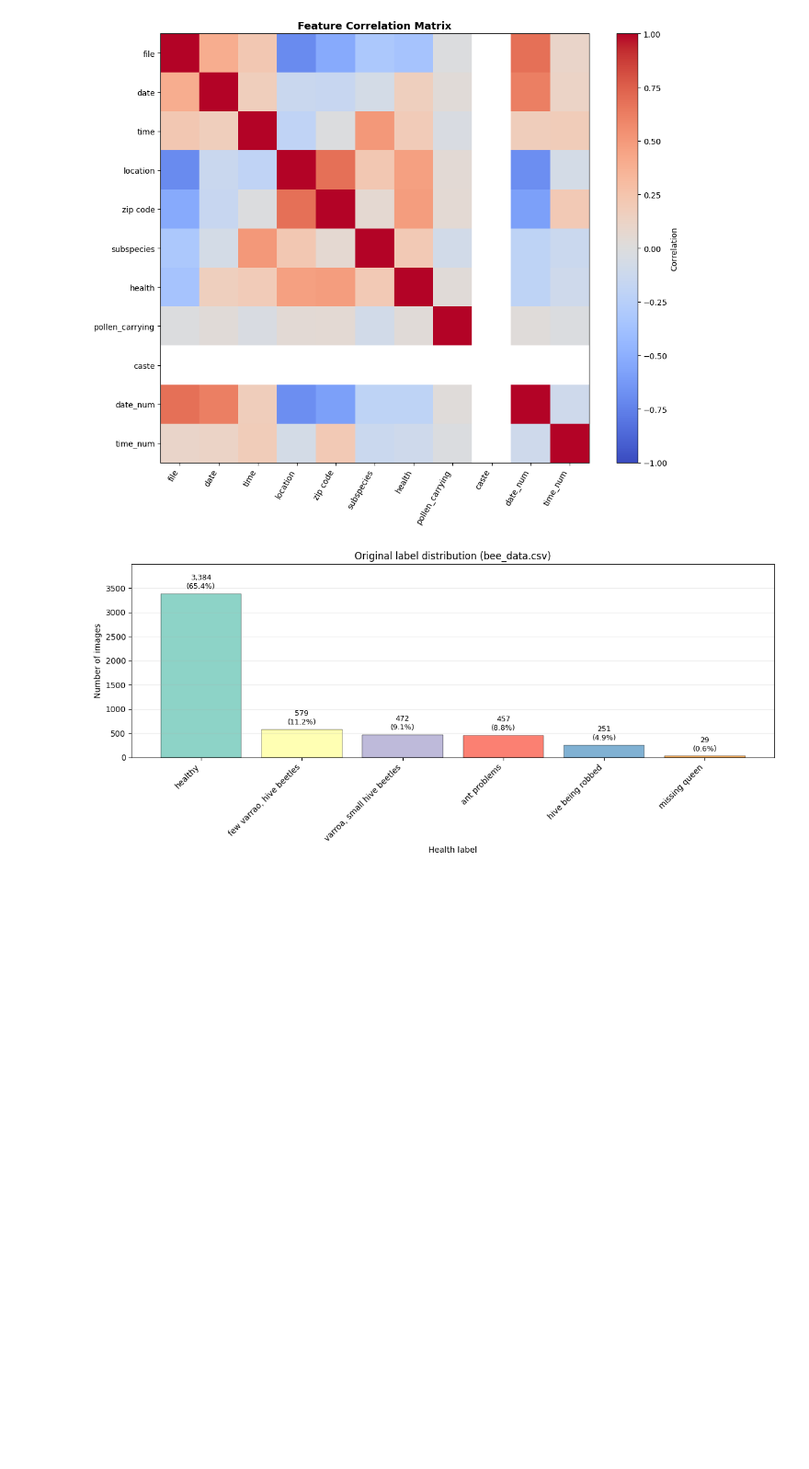
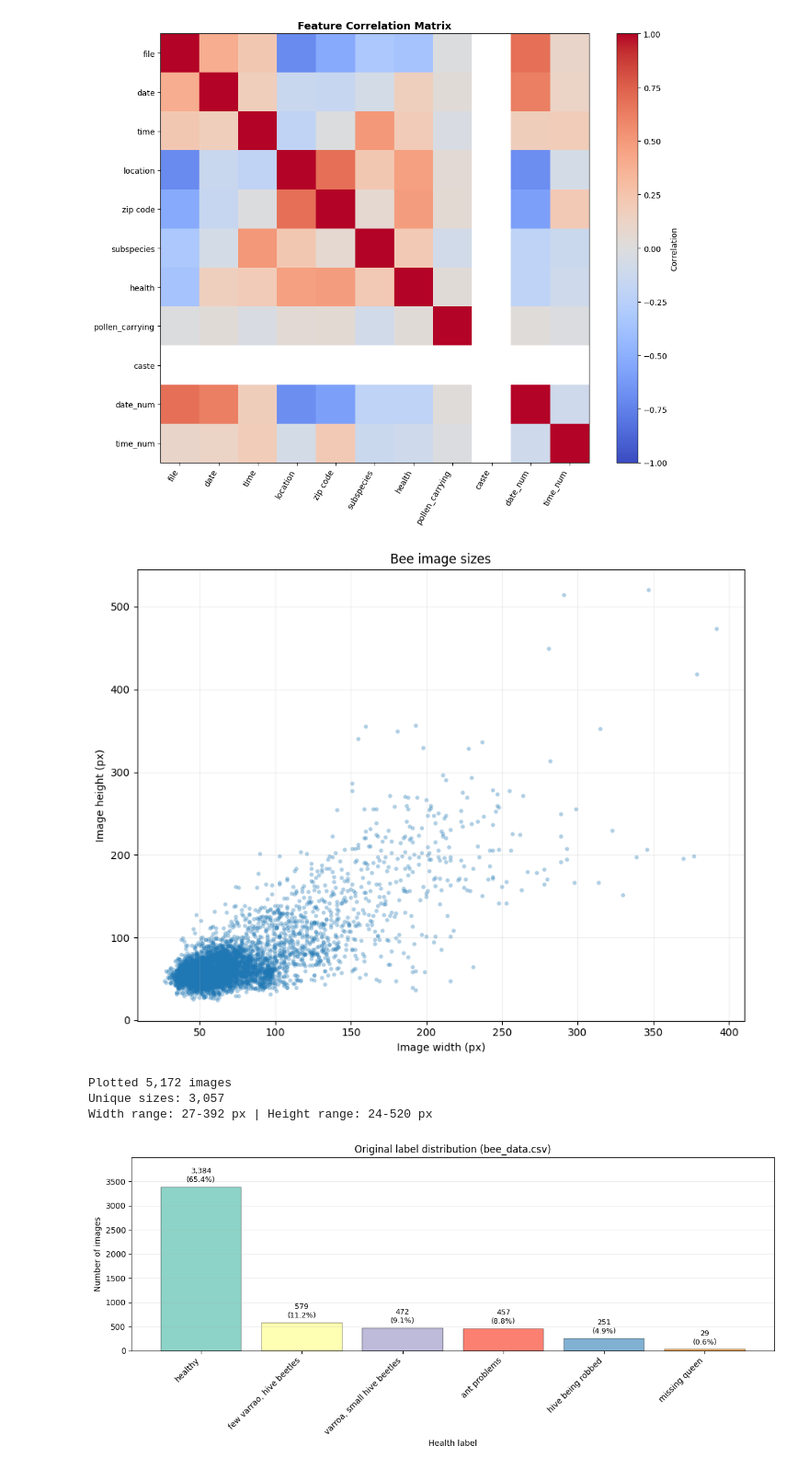
Before and after one commit to MarioP03/beeproject-cnn, a Jupyter notebook: notebooks/exploratory.ipynb, the cells around one changed output. Shown at 92% size. Cells and saved outputs as stored; diff of their text form; code cells hidden in the pictures; blank space fills up the shorter version.

```diff
--- a/notebooks/exploratory.ipynb
+++ b/notebooks/exploratory.ipynb
@@ -241,6 +248,75 @@ plt.tight_layout()
 plt.show()
 # %% [output]
 [figure]
+# %%
+from pathlib import Path
+import struct
+
+import pandas as pd
+import matplotlib.pyplot as plt
+
+# Load the metadata file and define the directory that contains the bee images
+bee_sizes = pd.read_csv("../data/raw/bee_data.csv")
+image_dir = Path("../data/bee_imgs")
+
+
+# Read image width and height directly from the PNG header
+# This is faster than loading every full image just to check its size
+def read_png_size(image_path: Path) -> tuple[int, int]:
+    with image_path.open("rb") as image_file:
+        signature = image_file.read(8)
+        if signature != b"\x89PNG\r\n\x1a\n":
+            raise ValueError(f"Unsupported image format: {image_path.name}")
+
+        image_file.read(4)
+        chunk_type = image_file.read(4)
+        if chunk_type != b"IHDR":
+            raise ValueError(f"Missing IHDR chunk: {image_path.name}")
+
+        width, height = struct.unpack(">II", image_file.read(8))
+        return width, height
+
+
+# Build full image paths and keep only files that are available in the dataset folder
+bee_sizes["image_path"] = bee_sizes["file"].map(lambda file_name: image_dir / file_name)
+bee_sizes = bee_sizes[bee_sizes["image_path"].map(Path.exists)].copy()
+
+# Extract width and height for each existing image
+bee_sizes[["image_width", "image_height"]] = bee_sizes["image_path"].apply(
+    lambda image_path: pd.Series(read_png_size(image_path))
+)
+
+# Scatter plot of image width and height to see size variation in the dataset
+plt.figure(figsize=(9, 7))
+plt.scatter(
+    bee_sizes["image_width"],
+    bee_sizes["image_height"],
+    s=16,
+    alpha=0.35,
+    color="#1f77b4",
+    edgecolors="none",
+)
+plt.title("Bee image sizes")
+plt.xlabel("Image width (px)")
+plt.ylabel("Image height (px)")
+plt.grid(alpha=0.2)
+plt.tight_layout()
+plt.show()
+
+# Print a short summary
+print(f"Plotted {len(bee_sizes):,} images")
+print(
+    f"Unique sizes: {bee_sizes[['image_width', 'image_height']].drop_duplicates().shape[0]:,}"
+)
+print(
+    f"Width range: {bee_sizes['image_width'].min()}-{bee_sizes['image_width'].max()} px | "
+    f"Height range: {bee_sizes['image_height'].min()}-{bee_sizes['image_height'].max()} px"
+)
+# %% [output]
+[figure, added]
+Plotted 5,172 images
+Unique sizes: 3,057
+Width range: 27-392 px | Height range: 24-520 px
 # %%
 import pandas as pd
 import matplotlib.pyplot as plt
```
Also changed, not shown: parts of 11 cells of this notebook, 1 other file.
